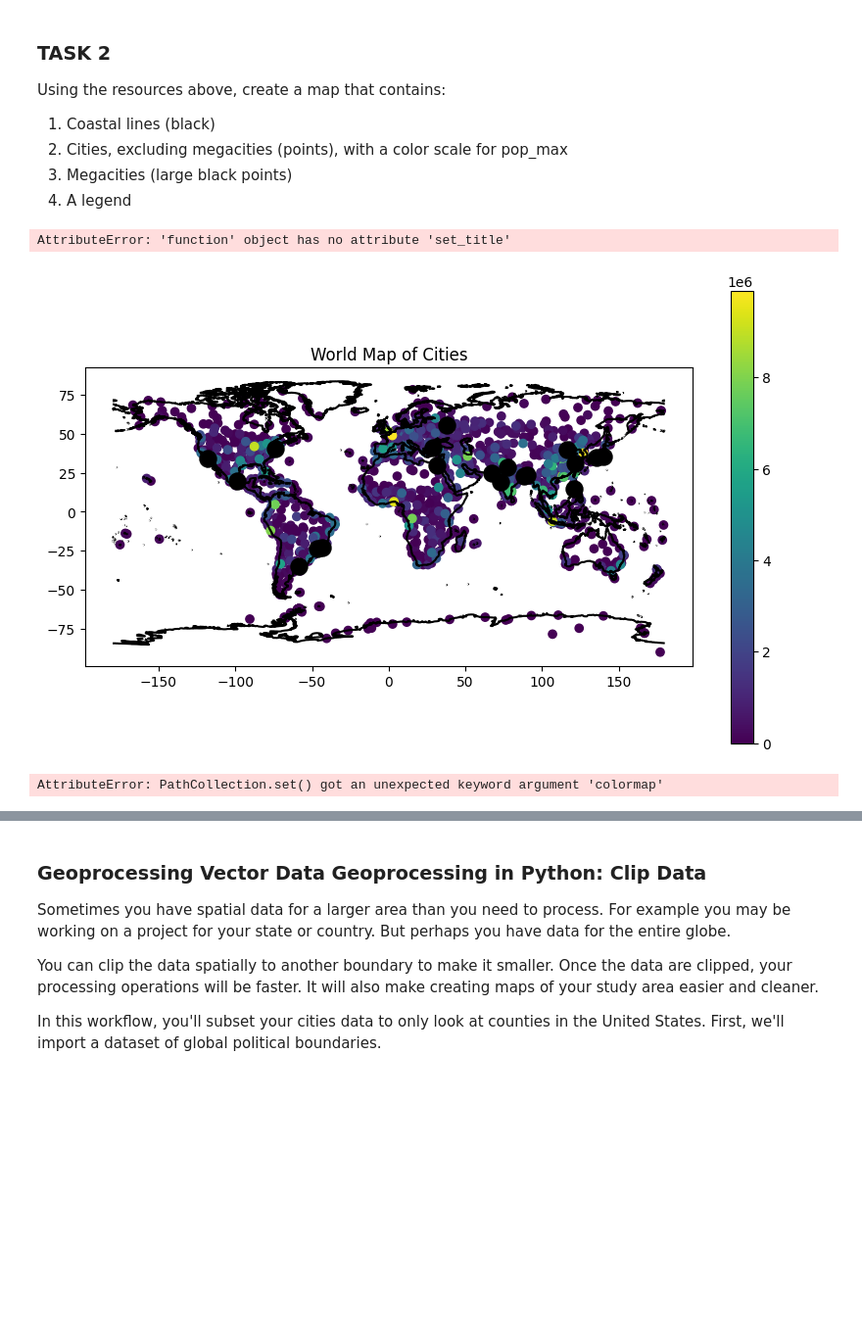
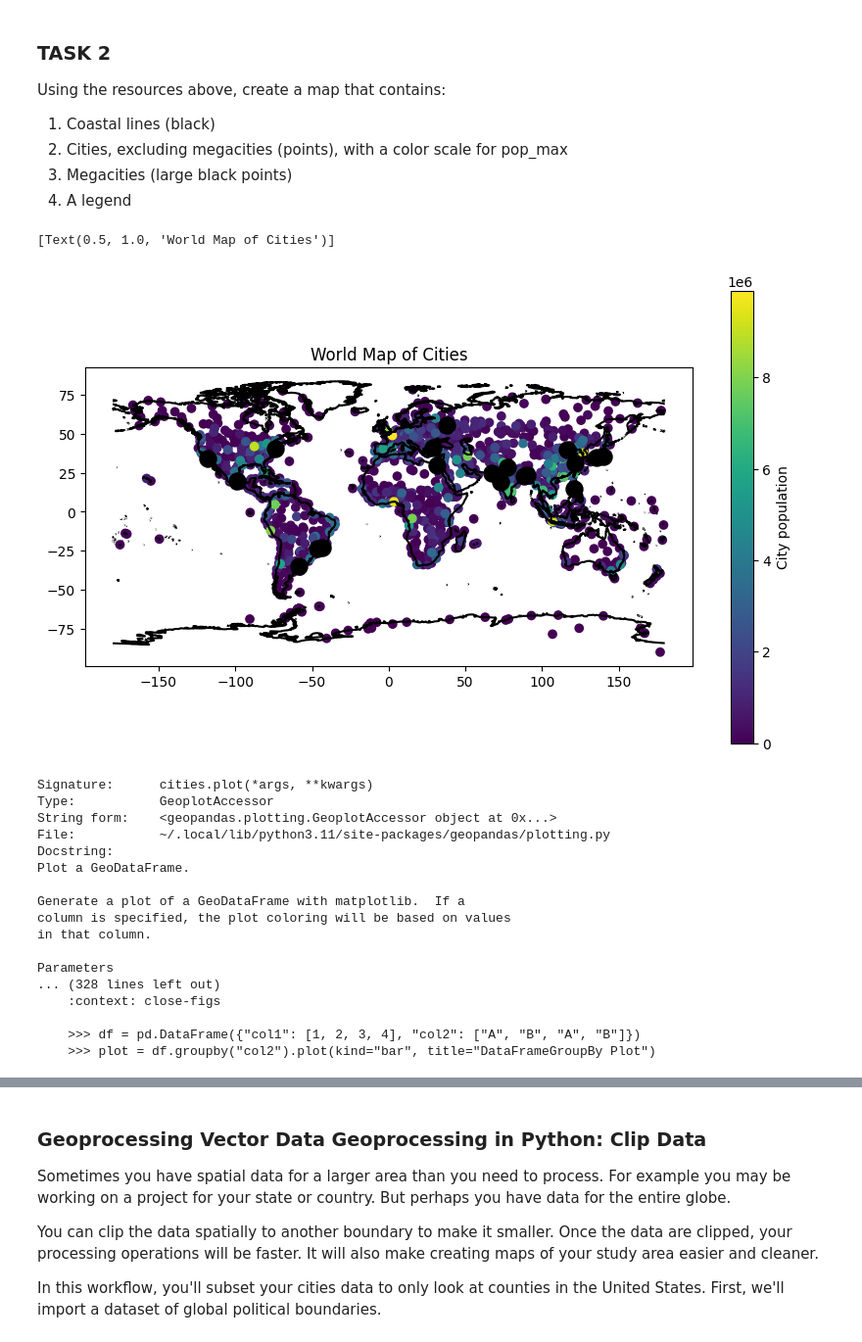
Before and after one commit to ppoyk/WaterDig, a Jupyter notebook: CodeSprints/VectorData101.ipynb, the cells around one changed output, grey strips where cells are left out. Shown at 98% size. Drawn from its saved outputs; the diff is of its cells as text; code cells hidden in the pictures; blank space fills up the shorter version.

```diff
--- a/CodeSprints/VectorData101.ipynb
+++ b/CodeSprints/VectorData101.ipynb
@@ -293,22 +285,34 @@ Using the resources above, create a map that contains:
 # %%
 # Format and plot your results from task 2
 # hint:
 ?cities.plot
 f, ax1 = plt.subplots(figsize=(10, 6))
 coastlines.plot(ax=ax1,
                 color="black", legend=True)
-cities[~cities['name'].isin(megacities['name'])].plot("pop_max", ax=ax1, legend=True)
+cities[~cities['name'].isin(megacities['name'])].plot("pop_max", ax=ax1, legend=True, legend_kwds={'label': "City population"})
 megacities.plot(ax=ax1, color="black", markersize=150, legend=True)
 ax1.set(title="World Map of Cities")
-ax1.legend.set_title("City population")
-# ax1.get_legend().set_title("City population")
-plt.show()
 # %% [output]
-AttributeError: 'function' object has no attribute 'set_title'
+[Text(0.5, 1.0, 'World Map of Cities')]
-[figure, old version]
+[figure, new version]
+Signature:      cities.plot(*args, **kwargs)
+Type:           GeoplotAccessor
+String form:    <geopandas.plotting.GeoplotAccessor object at 0x...>
+File:           ~/.local/lib/python3.11/site-packages/geopandas/plotting.py
+Docstring:
+Plot a GeoDataFrame.
+
+Generate a plot of a GeoDataFrame with matplotlib.  If a
+column is specified, the plot coloring will be based on values
+in that column.
+
+Parameters
+... (328 lines left out)
+    :context: close-figs
+
+    >>> df = pd.DataFrame({"col1": [1, 2, 3, 4], "col2": ["A", "B", "A", "B"]})
+    >>> plot = df.groupby("col2").plot(kind="bar", title="DataFrameGroupBy Plot")
 # %%
 cities[~cities['name'].isin(megacities['name'])].plot(ax=ax1, colormap="pop_max")
-# %% [output]
-AttributeError: PathCollection.set() got an unexpected keyword argument 'colormap'
 # %%
 cities.name
```
Also changed, not shown: parts of 4 cells of this notebook, 1 other file.
